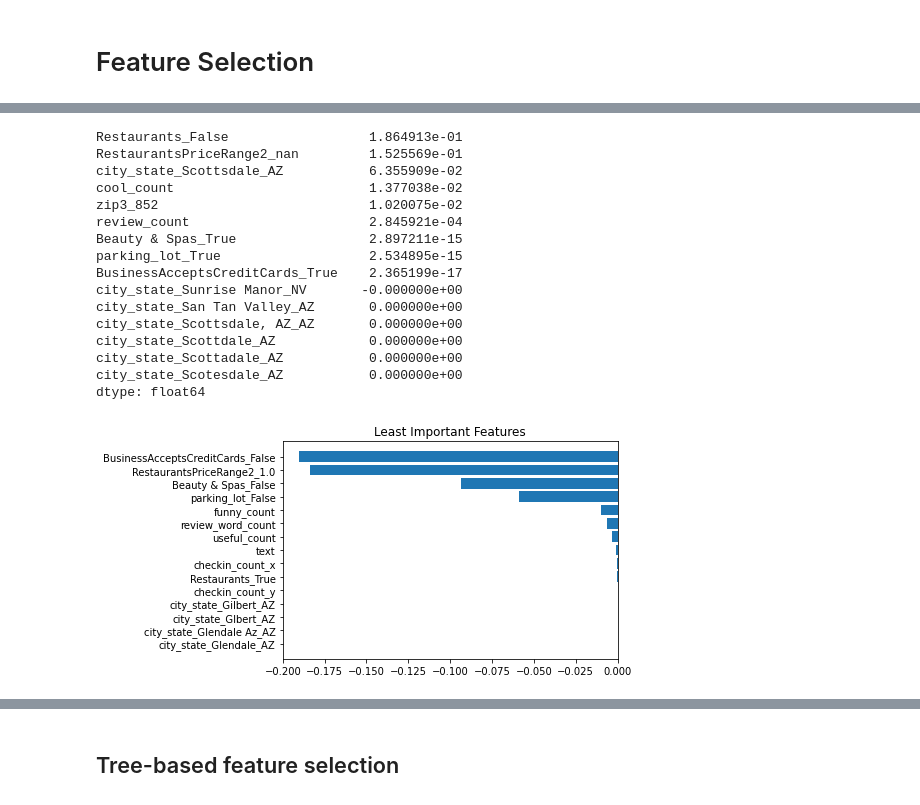
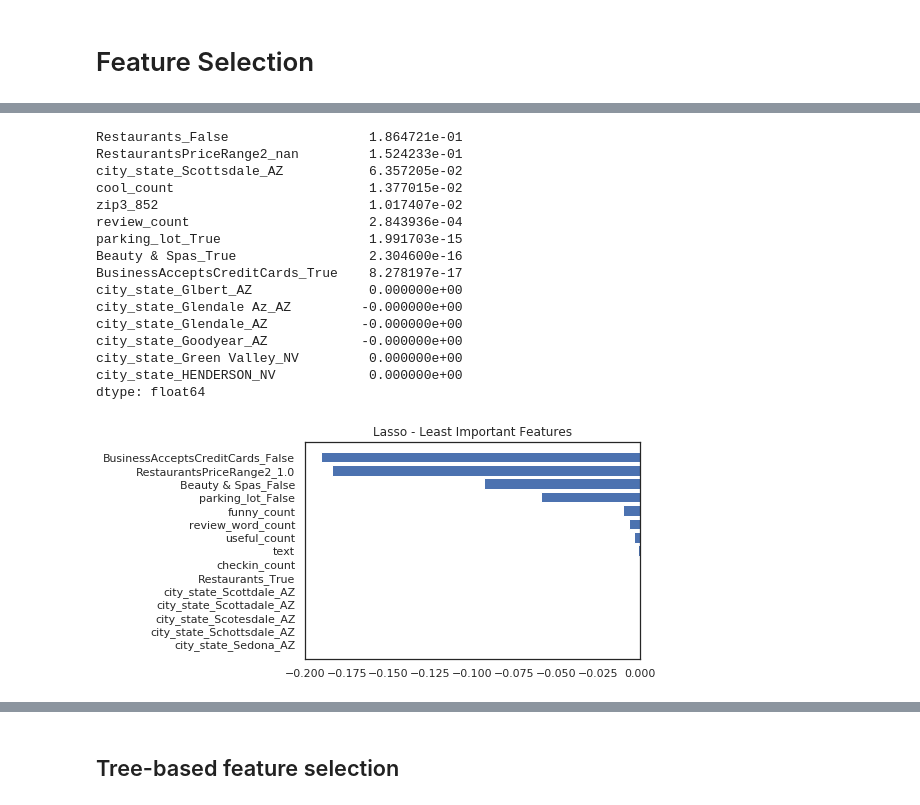
Before and after one commit to rchannewiser/MSDS-machine-learning1-team5, a Jupyter notebook: yelp_test.ipynb, the cells around one changed output, grey strips where cells are left out. Cells and saved outputs as stored; diff of their text form; code cells hidden in the pictures.

```diff
--- a/yelp_test.ipynb
+++ b/yelp_test.ipynb
@@ -537,6 +537,10 @@ df_business_transform = df_business_trim.\
     ).\
     assign(RestaurantsPriceRange2=restaurant_price_encoded)
 
+df_business_transform['rating_category'] = 0 #for less tha 2.5
+df_business_transform.loc[(df_business_transform['stars'] > 2.5) & (df_business_transform['stars'] <= 3.9), 'rating_category'] = 1 #between 2.6 and 3.9
+df_business_transform.loc[(df_business_transform['stars'] > 3.9), 'rating_category'] = 2 #greater  4
+df_business_transform['rating_category']=df_business_transform['rating_category'].astype(int)
 df_business_transform.head()
 # %% [output]
 |  | state | stars | review_count | BikeParking | GoodForKids | ByAppointmentOnly | RestaurantsPriceRange2 | ... |
@@ -576,7 +580,7 @@ RestaurantsPriceRange2
 state
 city_state
 # %%
-categorical_cols=["Beauty & Spas","Bars","Nightlife","Local Services","Health & Medical","Home Services","is_open","Shopping","Food","Restaurants","BusinessAcceptsCreditCards","parking_valet","parking_lot","parking_garage","parking_street","parking_validated","RestaurantsPriceRange2","state","city_state","zip3"]
+categorical_cols=["Beauty & Spas","Bars","Nightlife","Local Services","Health & Medical","Home Services","is_open","Shopping","Food","Restaurants","BusinessAcceptsCreditCards","parking_valet","parking_lot","parking_garage","parking_street","parking_validated","RestaurantsPriceRange2","state","city_state","zip3", "rating_category"]
 
 df_business_hot=df_business_transform
 for col in categorical_cols:
@@ -632,10 +630,10 @@ import numpy as np
 from sklearn.linear_model import LassoCV
 
 y=df_business_hot["stars"]
-X=df_business_hot.select_dtypes(include=np.number).drop("stars",axis=1).fillna(0)
+X=df_business_hot.select_dtypes(include=np.number).drop(["stars","rating_category_0.0","rating_category_1.0","rating_category_2.0","rating_category_nan"],axis=1).fillna(0)
 
 lasso = LassoCV()
 lasso.fit(X, y)
 coef = pd.Series(lasso.coef_, index = X.columns)
-print("Lasso picked " + str(sum(coef != 0)) + " variables and eliminated the other " +  str(sum(coef == 0)) + " variables")
+print("Lasso picked " + str(sum(coef > 0)) + " variables and eliminated the other " +  str(sum(coef == 0)) + " variables")
 # %% [output]
@@ -652,26 +650,26 @@ plt.show()
 # %%
 (coef).sort_values(ascending=False).head(15)
 # %% [output]
-Restaurants_False                  1.864913e-01
-RestaurantsPriceRange2_nan         1.525569e-01
-city_state_Scottsdale_AZ           6.355909e-02
-cool_count                         1.377038e-02
-zip3_852                           1.020075e-02
-review_count                       2.845921e-04
-Beauty & Spas_True                 2.897211e-15
-parking_lot_True                   2.534895e-15
-BusinessAcceptsCreditCards_True    2.365199e-17
-city_state_Sunrise Manor_NV       -0.000000e+00
-city_state_San Tan Valley_AZ       0.000000e+00
-city_state_Scottsdale, AZ_AZ       0.000000e+00
-city_state_Scottdale_AZ            0.000000e+00
-city_state_Scottadale_AZ           0.000000e+00
-city_state_Scotesdale_AZ           0.000000e+00
+Restaurants_False                  1.864721e-01
+RestaurantsPriceRange2_nan         1.524233e-01
+city_state_Scottsdale_AZ           6.357205e-02
+cool_count                         1.377015e-02
+zip3_852                           1.017407e-02
+review_count                       2.843936e-04
+parking_lot_True                   1.991703e-15
+Beauty & Spas_True                 2.304600e-16
+BusinessAcceptsCreditCards_True    8.278197e-17
+city_state_Glbert_AZ               0.000000e+00
+city_state_Glendale Az_AZ         -0.000000e+00
+city_state_Glendale_AZ            -0.000000e+00
+city_state_Goodyear_AZ            -0.000000e+00
+city_state_Green Valley_NV         0.000000e+00
+city_state_HENDERSON_NV            0.000000e+00
 dtype: float64
 # %%
-top_15=(coef).sort_values(ascending=False).tail(15)
-plt.barh(y=top_15.index, width=top_15.values)
-plt.title("Least Important Features")
+lasso_bottom_15=(coef).sort_values(ascending=False).tail(15)
+plt.barh(y=lasso_bottom_15.index, width=lasso_bottom_15.values)
+plt.title("Lasso - Least Important Features")
 plt.show()
 # %% [output]
-[figure, old version]
+[figure, new version]
```
Also changed, not shown: parts of 54 cells of this notebook.
